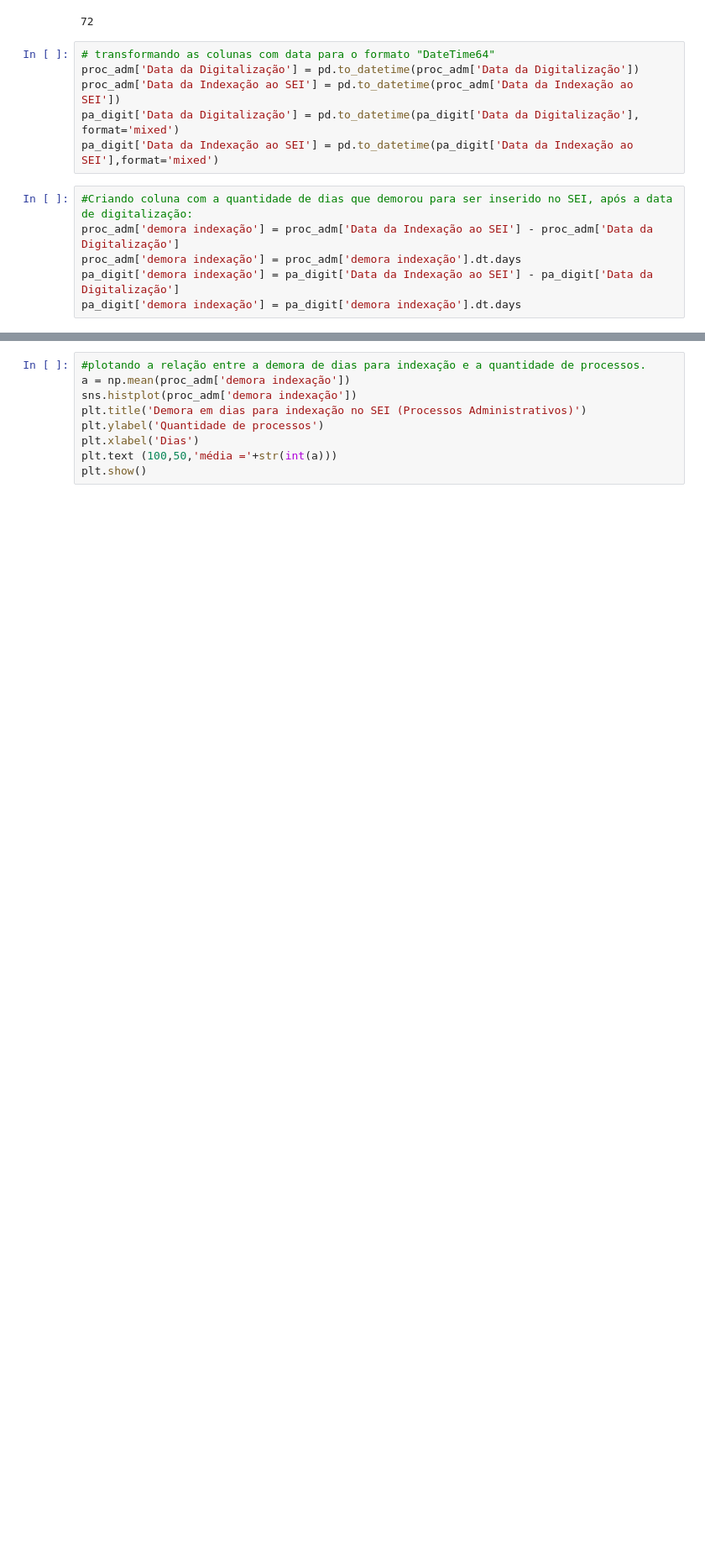
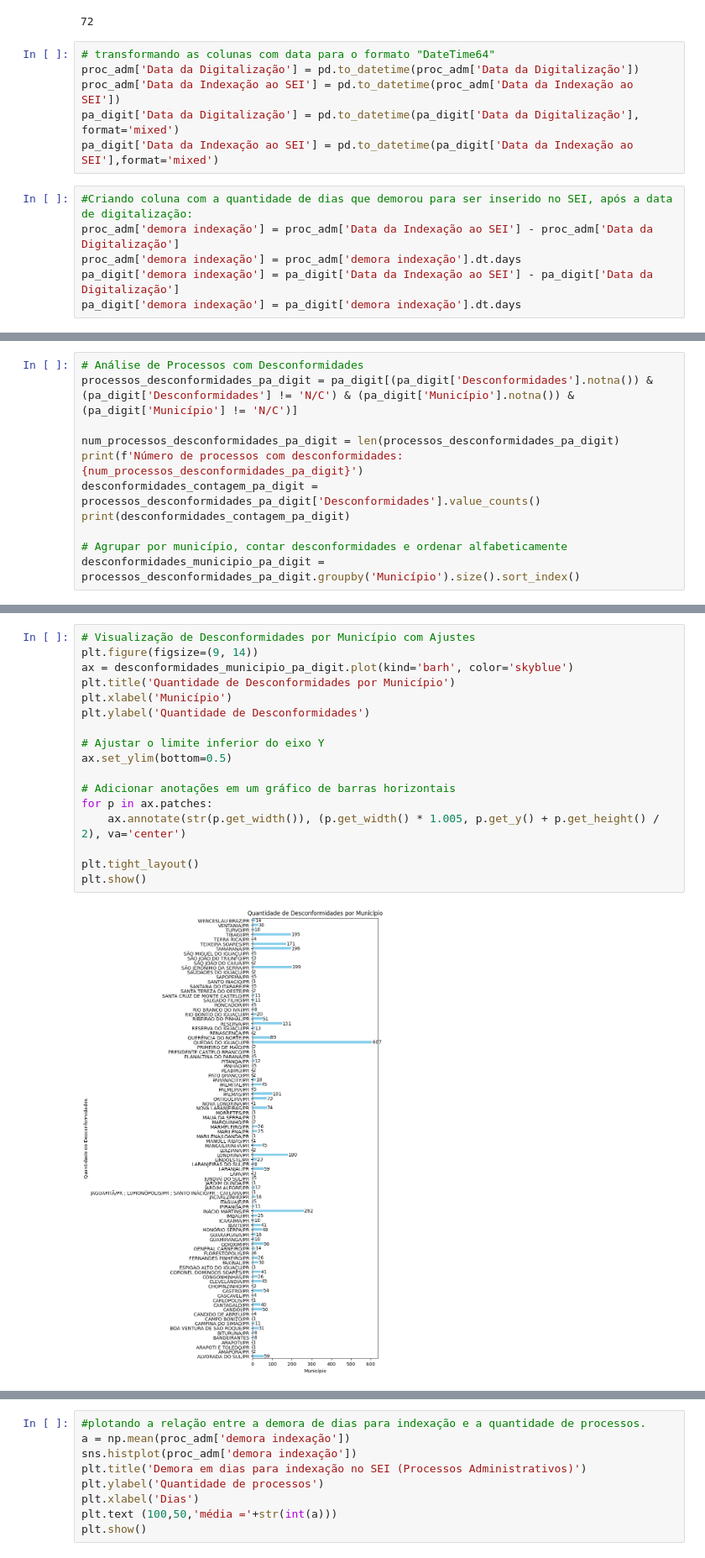
Before and after one commit to Gabxist/Prog_ap, a Jupyter notebook: Prog_ap_ANALISE_DE_DADOS.ipynb, the cells around one changed output, grey strips where cells are left out. Shown at 84% size. Drawn from its saved outputs; the diff is of its cells as text; blank space fills up the shorter version.

```diff
--- a/Prog_ap_ANALISE_DE_DADOS.ipynb
+++ b/Prog_ap_ANALISE_DE_DADOS.ipynb
@@ -104,0 +154,11 @@ pa_digit['demora indexação'] = pa_digit['demora indexação'].dt.days
+# %%
+# Análise de Processos com Desconformidades
+processos_desconformidades_pa_digit = pa_digit[(pa_digit['Desconformidades'].notna()) & (pa_digit['Desconformidades'] != 'N/C') & (pa_digit['Município'].notna()) & (pa_digit['Município'] != 'N/C')]
+
+num_processos_desconformidades_pa_digit = len(processos_desconformidades_pa_digit)
+print(f'Número de processos com desconformidades: {num_processos_desconformidades_pa_digit}')
+desconformidades_contagem_pa_digit = processos_desconformidades_pa_digit['Desconformidades'].value_counts()
+print(desconformidades_contagem_pa_digit)
+
+# Agrupar por município, contar desconformidades e ordenar alfabeticamente
+desconformidades_municipio_pa_digit = processos_desconformidades_pa_digit.groupby('Município').size().sort_index()
@@ -104,0 +180,19 @@ pa_digit['demora indexação'] = pa_digit['demora indexação'].dt.days
+# %%
+# Visualização de Desconformidades por Município com Ajustes
+plt.figure(figsize=(9, 14))
+ax = desconformidades_municipio_pa_digit.plot(kind='barh', color='skyblue')
+plt.title('Quantidade de Desconformidades por Município')
+plt.xlabel('Município')
+plt.ylabel('Quantidade de Desconformidades')
+
+# Ajustar o limite inferior do eixo Y
+ax.set_ylim(bottom=0.5)
+
+# Adicionar anotações em um gráfico de barras horizontais
+for p in ax.patches:
+    ax.annotate(str(p.get_width()), (p.get_width() * 1.005, p.get_y() + p.get_height() / 2), va='center')
+
+plt.tight_layout()
+plt.show()
+# %% [output]
+[figure, added]
```
Also changed, not shown: parts of 7 cells of this notebook.
